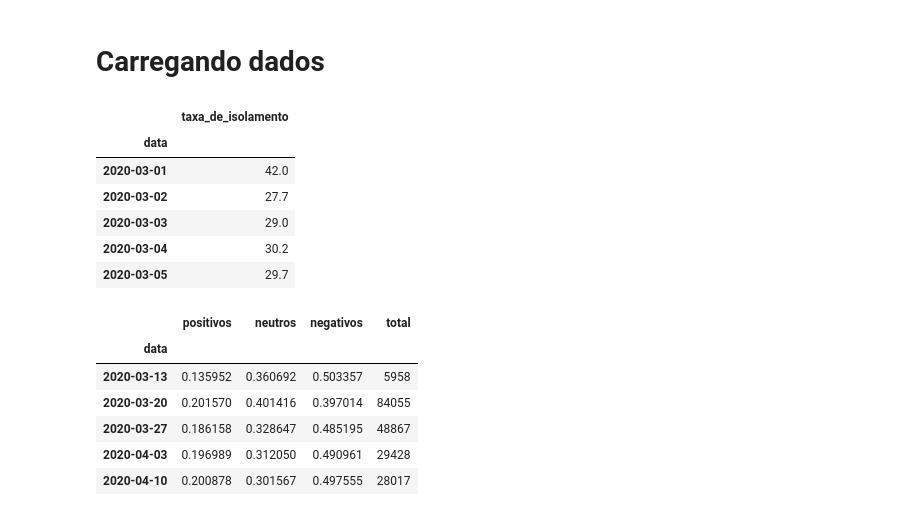
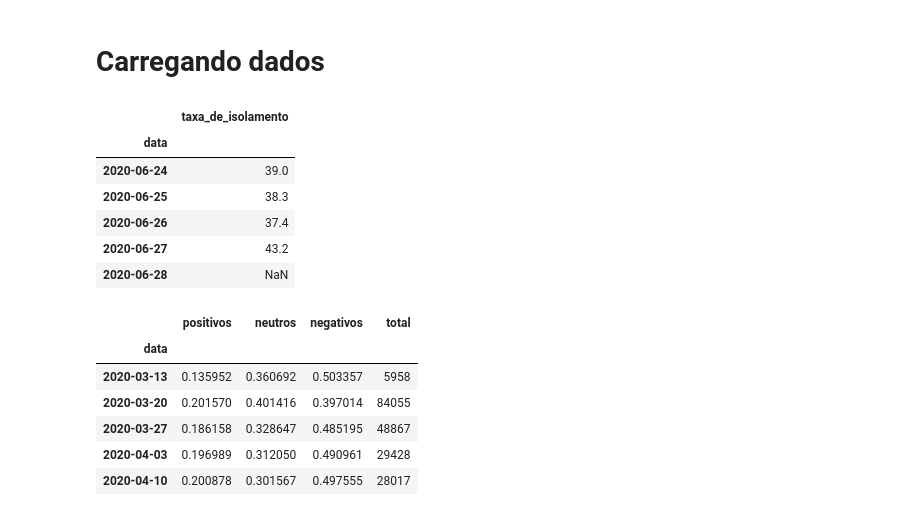
Before and after one commit to kenzosakiyama/corona_virus_brasil, a Jupyter notebook: notebooks/series_temporais_twitter.ipynb, the cells around one changed output. Saved outputs shown, nothing was run; the diff lists cells and outputs as text; code cells hidden in the pictures.

```diff
--- a/notebooks/series_temporais_twitter.ipynb
+++ b/notebooks/series_temporais_twitter.ipynb
@@ -14,15 +14,15 @@ isolamento_df = pd.read_excel(PATH_ISOL, header=1, usecols=["Data", "Tx Isolamen
 isolamento_df.columns = ["data", "taxa_de_isolamento"]
 isolamento_df.set_index("data", inplace=True)
 # %%
-isolamento_df.head()
+isolamento_df.tail()
 # %% [output]
 |  | taxa_de_isolamento |
 | data |  |
-| 2020-03-01 | 42.0 |
-| 2020-03-02 | 27.7 |
-| 2020-03-03 | 29.0 |
-| 2020-03-04 | 30.2 |
-| 2020-03-05 | 29.7 |
+| 2020-06-24 | 39.0 |
+| 2020-06-25 | 38.3 |
+| 2020-06-26 | 37.4 |
+| 2020-06-27 | 43.2 |
+| 2020-06-28 | NaN |
 # %%
 serie_tweets_df = pd.read_excel(PATH_TWEETS)
 serie_tweets_df.set_index("data", inplace=True)
```
Also changed, not shown: parts of 3 cells of this notebook, 1 other file.
